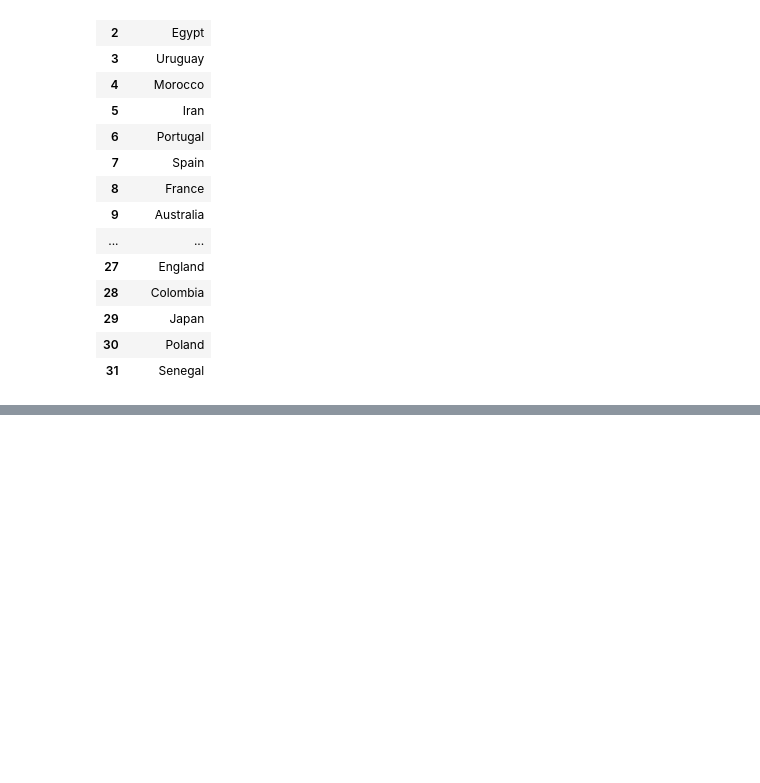
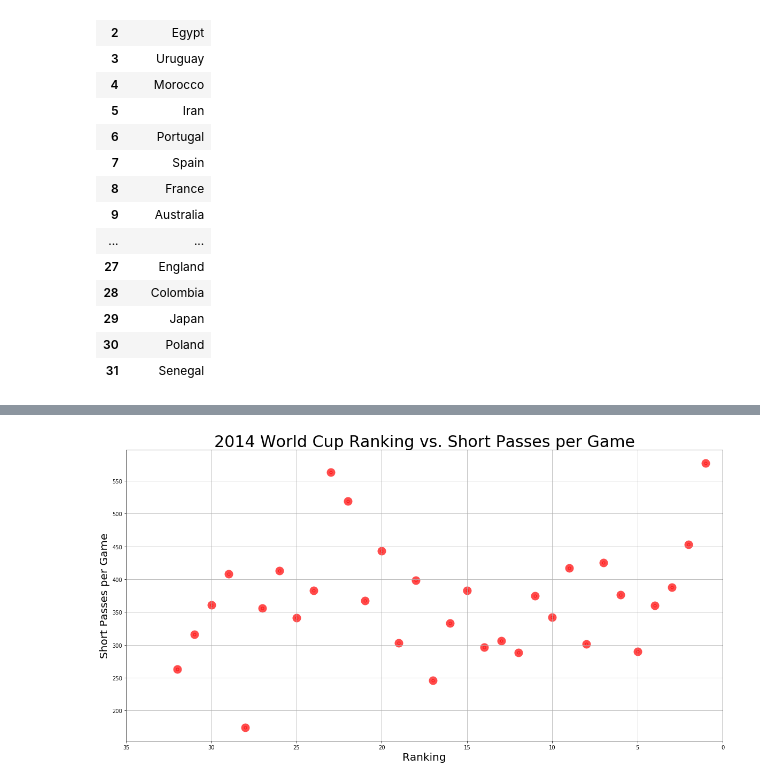
Before and after one commit to rjabbari/champteam, a Jupyter notebook: worldcup_2018.ipynb, the cells around one changed output, grey strips where cells are left out. Saved outputs shown, nothing was run; the diff lists cells and outputs as text; code cells hidden in the pictures; blank space fills up the shorter version.

```diff
--- a/worldcup_2018.ipynb
+++ b/worldcup_2018.ipynb
@@ -74,0 +134,4 @@ types_df["away_score"].sum()
+# %%
+soccer_data_df = pd.read_csv("./worldcup2014.csv")
+soccer_data_df = soccer_data_df.rename(columns={"Team": "Country"})
+soccer_data_df
@@ -74,0 +157,12 @@ types_df["away_score"].sum()
+# %%
+plt.figure(figsize=(20,10))
+plt.scatter(soccer_data_df["WikiStanding"], soccer_data_df["Short Passes per Game"], c="red", alpha=0.7, linewidth=10, marker="o", edgecolors="red")
+plt.grid(True)
+plt.xlim(35, 0)
+plt.xlabel("Ranking", fontsize=20)
+plt.ylabel("Short Passes per Game", fontsize=20)
+plt.title("2014 World Cup Ranking vs. Short Passes per Game", fontsize=30)
+plt.savefig("Rankingvsshortpasses")
+plt.show()
+# %% [output]
+[figure, added]
```
Also changed, not shown: parts of 25 cells of this notebook.
